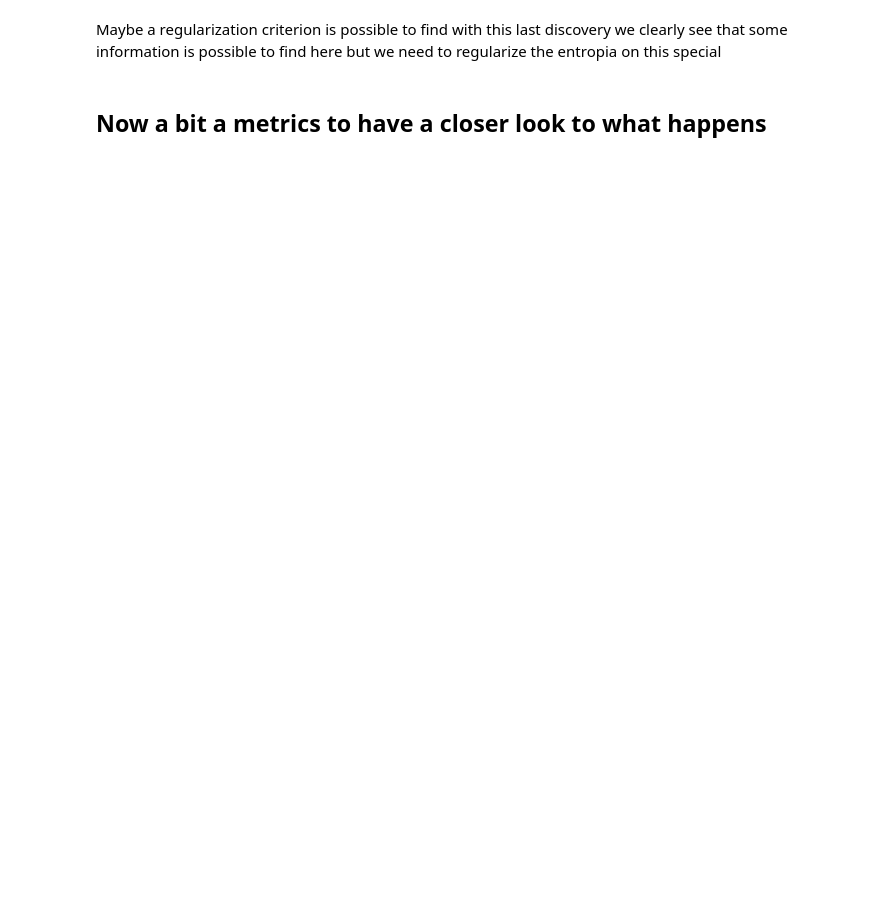
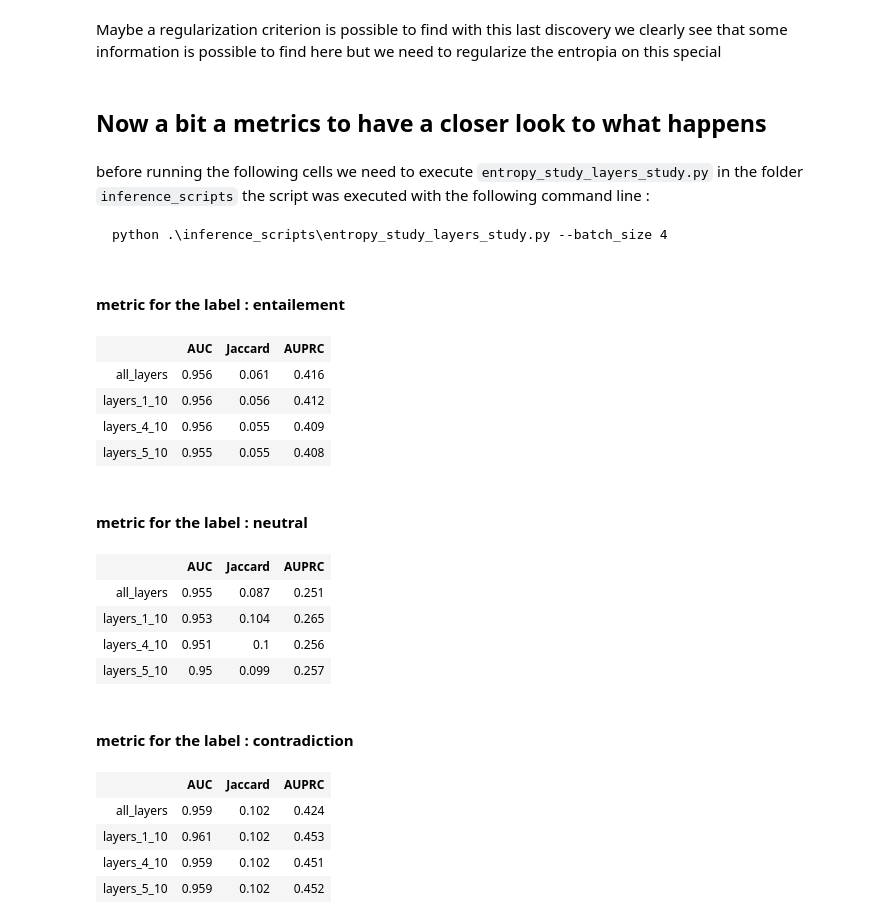
Before and after one commit to lolofo/stage_4_gm, a Jupyter notebook: attention_algorithms/notebooks/entropy_study/Layer 4 to 10.ipynb, the cells around one changed output. Cells and saved outputs as stored; diff of their text form; code cells hidden in the pictures; blank space fills up the shorter version.

````diff
--- a/attention_algorithms/notebooks/entropy_study/Layer 4 to 10.ipynb
+++ b/attention_algorithms/notebooks/entropy_study/Layer 4 to 10.ipynb
@@ -215,3 +235,9 @@ Different type of agregation (Line agregation)
 Maybe a regularization criterion is possible to find with this last discovery we clearly see that some information is possible to find here but we need to regularize the entropia on this special
 # %% [markdown]
 ## Now a bit a metrics to have a closer look to what happens
+# %% [markdown]
+before running the following cells we need to execute `entropy_study_layers_study.py` in the folder `inference_scripts`
+the script was executed with the following command line :
+```{command line}
+python .\inference_scripts\entropy_study_layers_study.py --batch_size 4
+```
@@ -217,0 +283,72 @@ Maybe a regularization criterion is possible to find with this last discovery we
+# %%
+def scalar_jaccard(y_true, y_pred):
+    num = np.dot(y_true, y_pred)
+    den = sum(y_true)+sum(y_pred)-np.dot(y_true, y_pred)
+    return num/den
+# %%
+from sklearn.metrics import precision_score
+from sklearn.metrics import auc
+
+def au_precision_curve(y_true, y_pred):
+    tr = np.linspace(0, 1, 150)
+    curve = []
+    for t in tr:
+        preds = 1*(y_pred>=tr)
+        curve.append(y_true, preds)
+
+    return auc(x=tr, y=curve)
+# %%
+from sklearn.metrics import roc_auc_score
+from sklearn.metrics import average_precision_score
+
+with torch.no_grad():
+    for k in ["entailement", "neutral", "contradiction"]:
+        display(HTML(f'<h4>metric for the label : {k}</h4>'))
+        metric_output = {}
+        metric_output["all_layers"] = {
+            "AUC": [roc_auc_score(a_true[k],all_layers[k])],
+            "Jaccard": [scalar_jaccard(a_true[k], all_layers[k])],
+            "AUPRC" : [average_precision_score(a_true[k], all_layers[k])],
+            "AU - Precision" : [au_precision_curve(a_true[k], all_layers[k])]
+        }
+
+        metric_output["layers_1_10"] = {
+            "AUC": [roc_auc_score(a_true[k],layers_1_10[k])],
+            "Jaccard": [scalar_jaccard(a_true[k], layers_1_10[k])],
+            "AUPRC" : [average_precision_score(a_true[k], layers_1_10[k])],
+            "AU - Precision" : [au_precision_curve(a_true[k], layers_1_10[k])]
+        }
+
+        metric_output["layers_4_10"] = {
+            "AUC": [roc_auc_score(a_true[k],layers_4_10[k])],
+            "Jaccard": [scalar_jaccard(a_true[k], layers_4_10[k])],
+            "AUPRC" : [average_precision_score(a_true[k], layers_4_10[k])],
+            "AU - Precision" : [au_precision_curve(a_true[k], layers_1_10[k])]
+        }
+
+        metric_output["layers_5_10"] = {
+            "AUC": [roc_auc_score(a_true[k],layers_5_10[k])],
+            "Jaccard": [scalar_jaccard(a_true[k], layers_5_10[k])],
+            "AUPRC" : [average_precision_score(a_true[k], layers_5_10[k])]
+        }
+
+        display(HTML(html_render(metric_output)))
+# %% [output]
+metric for the label : entailement
+|  | AUC | Jaccard | AUPRC |
+| all_layers | 0.956 | 0.061 | 0.416 |
+| layers_1_10 | 0.956 | 0.056 | 0.412 |
+| layers_4_10 | 0.956 | 0.055 | 0.409 |
+| layers_5_10 | 0.955 | 0.055 | 0.408 |
+metric for the label : neutral
+|  | AUC | Jaccard | AUPRC |
+| all_layers | 0.955 | 0.087 | 0.251 |
+| layers_1_10 | 0.953 | 0.104 | 0.265 |
+| layers_4_10 | 0.951 | 0.1 | 0.256 |
+| layers_5_10 | 0.95 | 0.099 | 0.257 |
+metric for the label : contradiction
+|  | AUC | Jaccard | AUPRC |
+| all_layers | 0.959 | 0.102 | 0.424 |
+| layers_1_10 | 0.961 | 0.102 | 0.453 |
+| layers_4_10 | 0.959 | 0.102 | 0.451 |
+| layers_5_10 | 0.959 | 0.102 | 0.452 |
````
Also changed, not shown: parts of 5 cells of this notebook, 2 other files.
